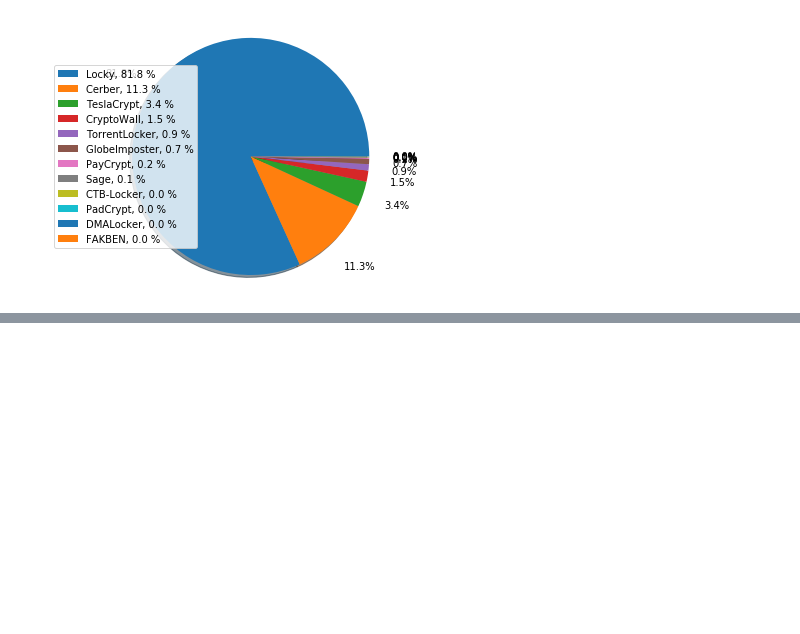
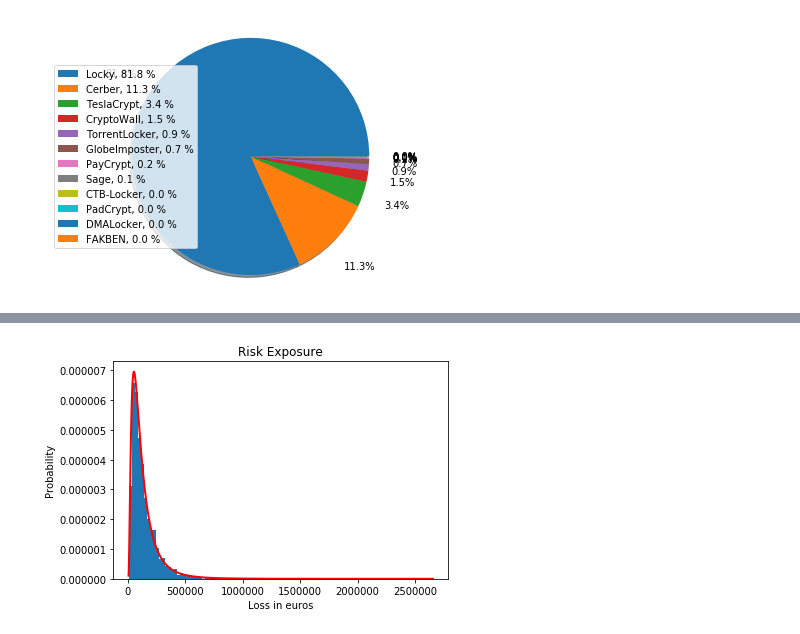
Before and after one commit to MKesteloo/EoCS, a Jupyter notebook: assignment2/assignment2.ipynb, the cells around one changed output, grey strips where cells are left out. Cells and saved outputs as stored; diff of their text form; code cells hidden in the pictures; blank space fills up the shorter version.

```diff
--- a/assignment2/assignment2.ipynb
+++ b/assignment2/assignment2.ipynb
@@ -117,0 +152,14 @@ plt.savefig('piechart.png')
+# %%
+# creating a log-normal distribution of risk exposure
+mu, sigma = 11.5, 0.8
+s = np.random.lognormal(mu, sigma, 3000)
+count, bins, ignored = plt.hist(s, 100, density=True, align='mid')
+x = np.linspace(min(bins), max(bins), 10000)
+pdf = (np.exp(-(np.log(x) - mu)**2 / (2 * sigma**2))/ (x * sigma * np.sqrt(2 * np.pi)))
+plt.plot(x, pdf, linewidth=2, color='r')
+plt.xlabel("Loss in euros")
+plt.ylabel("Probability")
+plt.title("Risk Exposure")
+plt.savefig('riskexposure.png')
+# %% [output]
+[figure, added]
```
Also changed, not shown: parts of 4 cells of this notebook, 5 other files.
